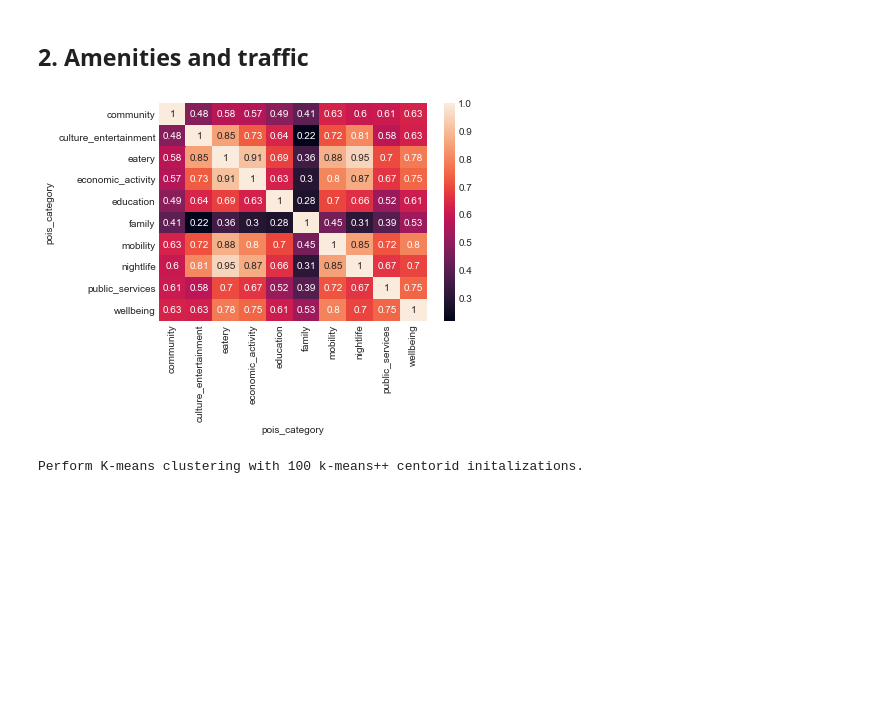
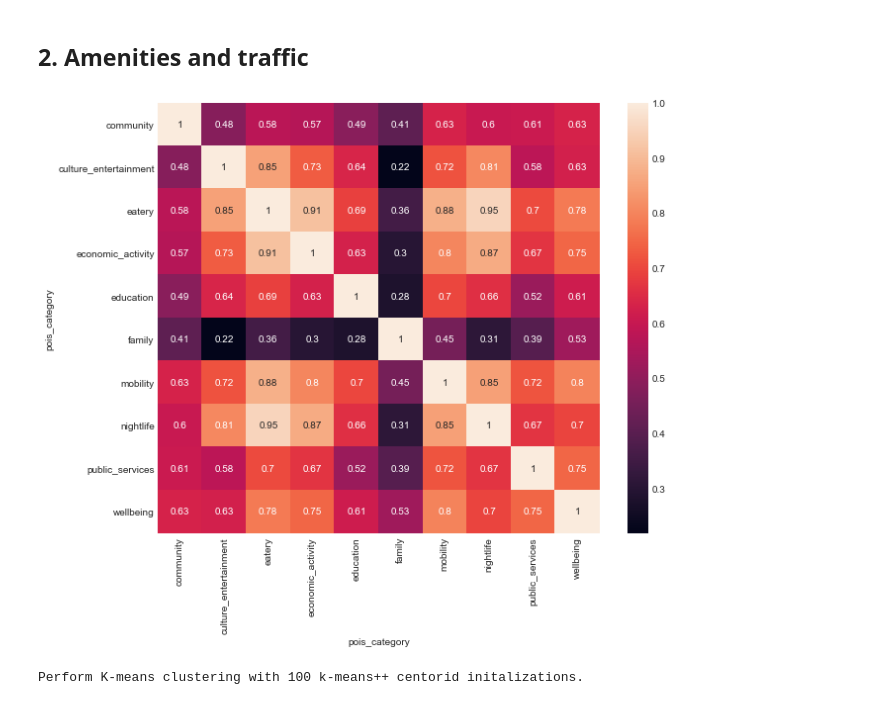
Before and after one commit to jwrap/how-london-moves, a Jupyter notebook: notebooks/2-exploratory-data-analysis.ipynb, the cells around one changed output. Drawn from its saved outputs; the diff is of its cells as text; code cells hidden in the pictures; blank space fills up the shorter version.

```diff
--- a/notebooks/2-exploratory-data-analysis.ipynb
+++ b/notebooks/2-exploratory-data-analysis.ipynb
@@ -234,9 +221,10 @@ pois_counts = pois_counts.T
 # %%
 columns = pois_counts.loc[:,:'wellbeing'].columns.tolist()
 # %%
+fig = plt.figure(figsize=(10,8))
 sns.heatmap(pois_counts.corr(), annot=True);
 # %% [output]
-[figure, old version]
+[figure, new version]
 # %%
 # Assign population
 merged = pd.merge(pois_counts, hexgrid_population, left_index=True, right_index=True)
```
Also changed, not shown: parts of 6 cells of this notebook, 4 other files.
